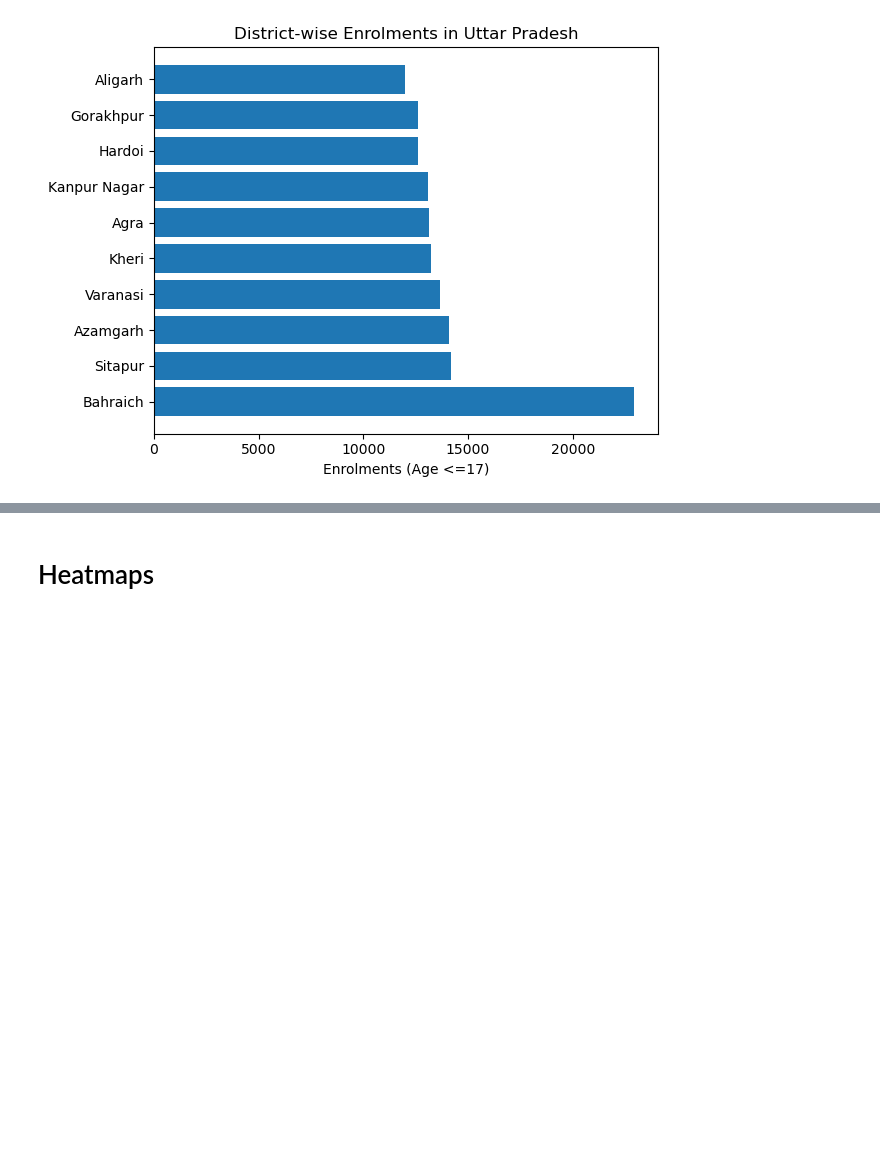
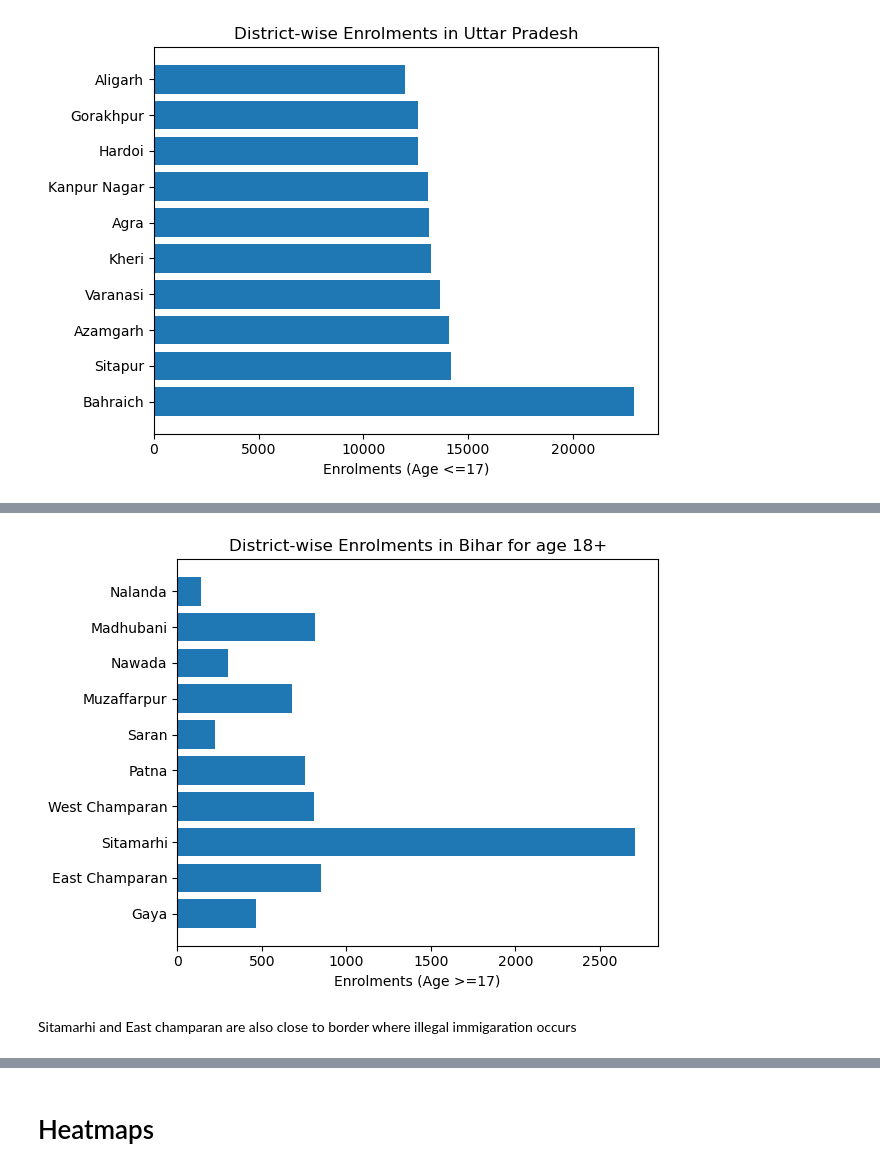
Before and after one commit to aniruddha3919/uidai-aadhar, a Jupyter notebook: MainWork/data_viz.ipynb, the cells around one changed output, grey strips where cells are left out. Saved outputs shown, nothing was run; the diff lists cells and outputs as text; code cells hidden in the pictures; blank space fills up the shorter version.

```diff
--- a/MainWork/data_viz.ipynb
+++ b/MainWork/data_viz.ipynb
@@ -296,0 +329,11 @@ plt.show()
+# %%
+plt.figure()
+plt.barh(bihar_district_dist['district'], bihar_district_dist['enr_age_18_greater'])
+plt.xlabel("Enrolments (Age >=17)")
+plt.title("District-wise Enrolments in Bihar for age 18+")
+plt.tight_layout()
+plt.show()
+# %% [output]
+[figure, added]
+# %% [markdown]
+Sitamarhi and East champaran are also close to border where illegal immigaration occurs
```
Also changed, not shown: parts of 31 cells of this notebook.
